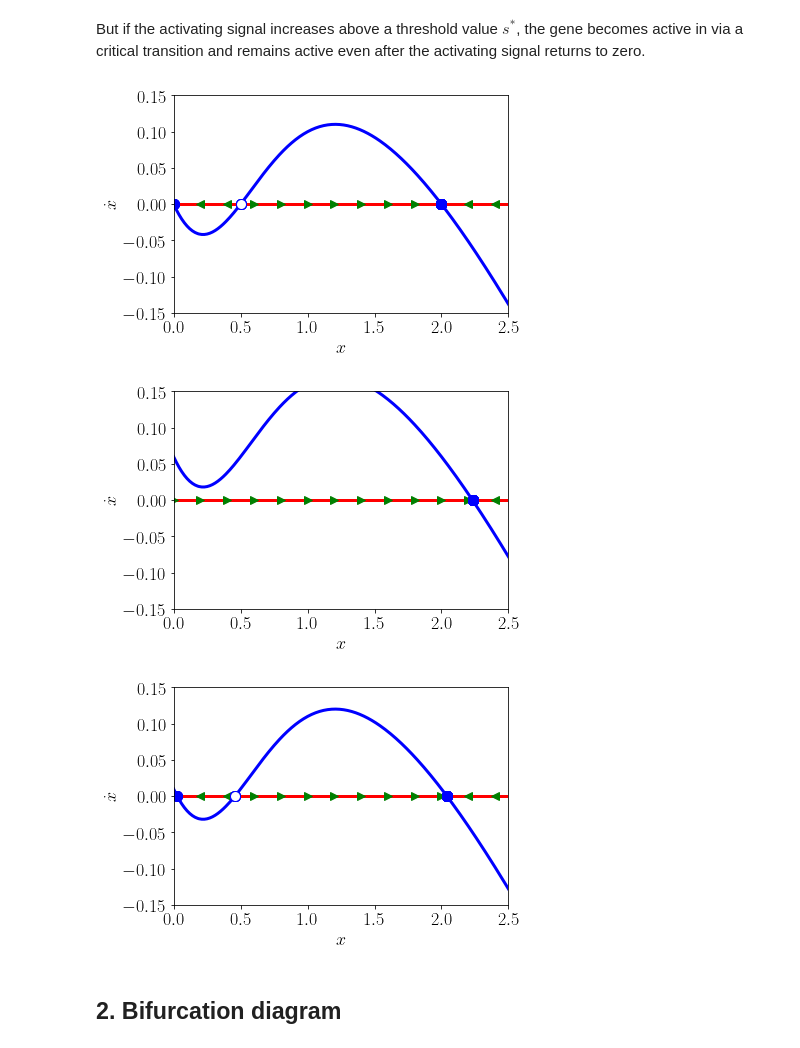
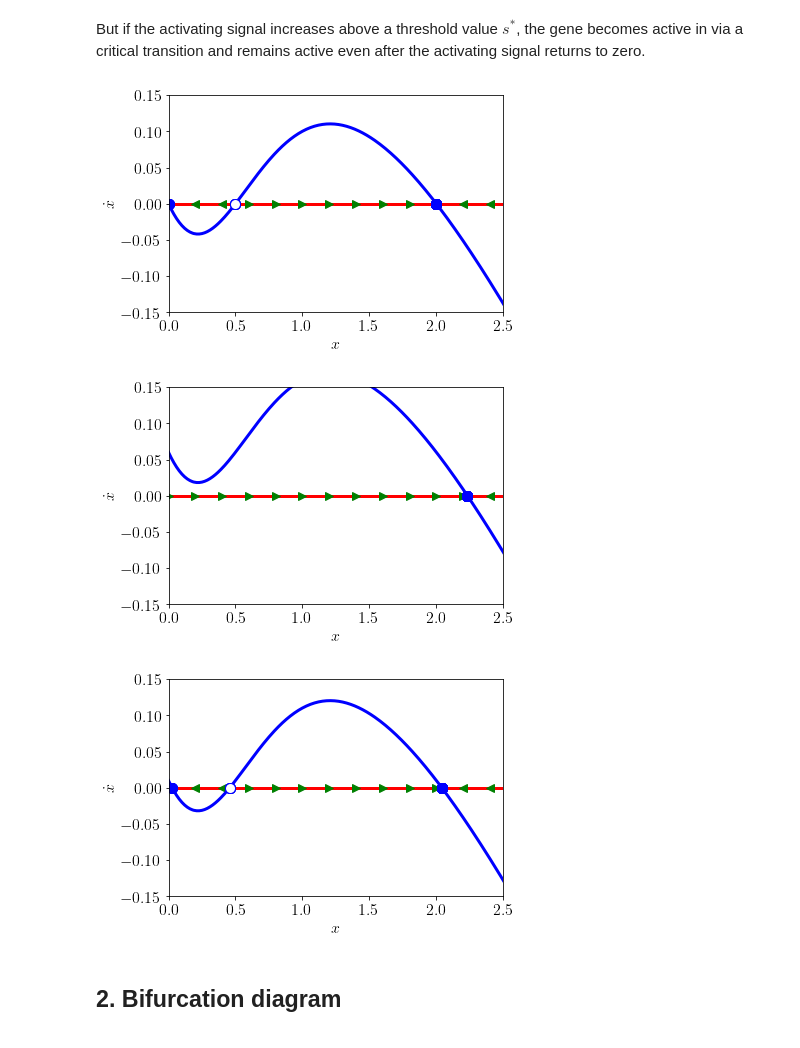
Before and after one commit to ccontrer/20-05SNBifurcationCarryover, a Jupyter notebook: Codes/Application Gen activation.ipynb, the cells around one changed output. Drawn from its saved outputs; the diff is of its cells as text; code cells hidden in the pictures.

```diff
--- a/Codes/Application Gen activation.ipynb
+++ b/Codes/Application Gen activation.ipynb
@@ -13,7 +13,7 @@ from ipywidgets import interact, interactive, fixed, interact_manual
 import ipywidgets as widgets
 # %%
 mpl.rcParams['figure.figsize'] = [6, 4]
-mpl.rcParams['font.size'] = 18
+mpl.rcParams['font.size'] = 16
 mpl.rcParams['lines.linewidth'] = 3
 mpl.rcParams['lines.markersize'] = 8
 # %%
@@ -91,13 +91,13 @@ plot_phaseplot(0.0, 0.4)
 # %% [markdown]
 But if the activating signal increases above a threshold value $s^*$, the gene becomes active in via a critical transition and remains active even after the activating signal returns to zero.
 # %%
-plot_phaseplot(0., 0.4, figdir + 'ApplicationGenPhasePortrait.pdf')
-plot_phaseplot(0.06, 0.4)
+plot_phaseplot(0., 0.4, figdir + 'ApplicationGenPhasePortrait1.pdf')
+plot_phaseplot(0.06, 0.4, figdir + 'ApplicationGenPhasePortrait2.pdf')
 plot_phaseplot(0.01, 0.4)
 # %% [output]
-[figure, old version]
+[figure, new version]
-[figure, old version]
+[figure, new version]
-[figure, old version]
+[figure, new version]
 # %% [markdown]
 ## 2. Bifurcation diagram
 # %% [markdown]
```
Also changed, not shown: parts of 6 cells of this notebook, 23 other files.
